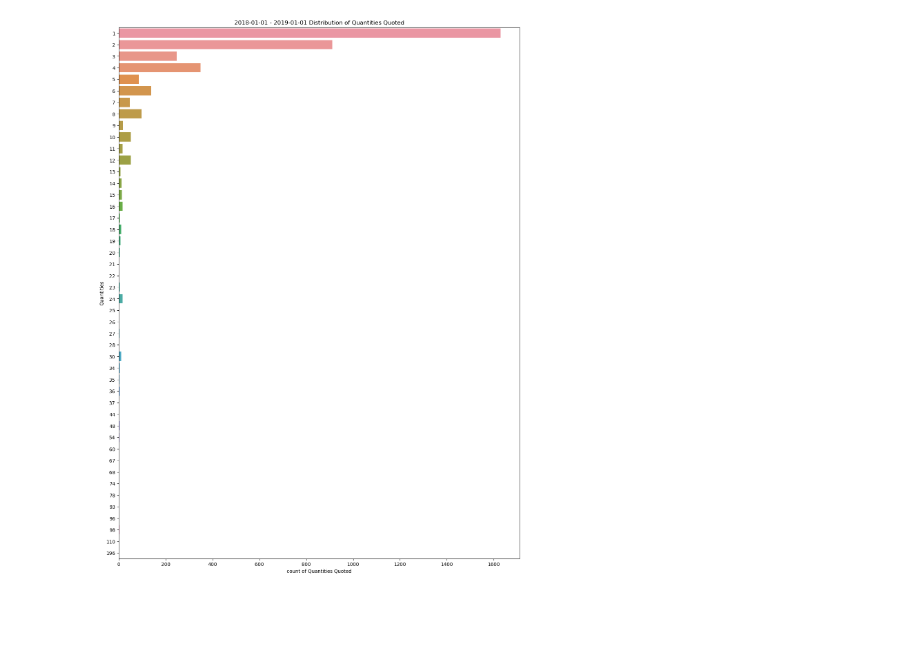
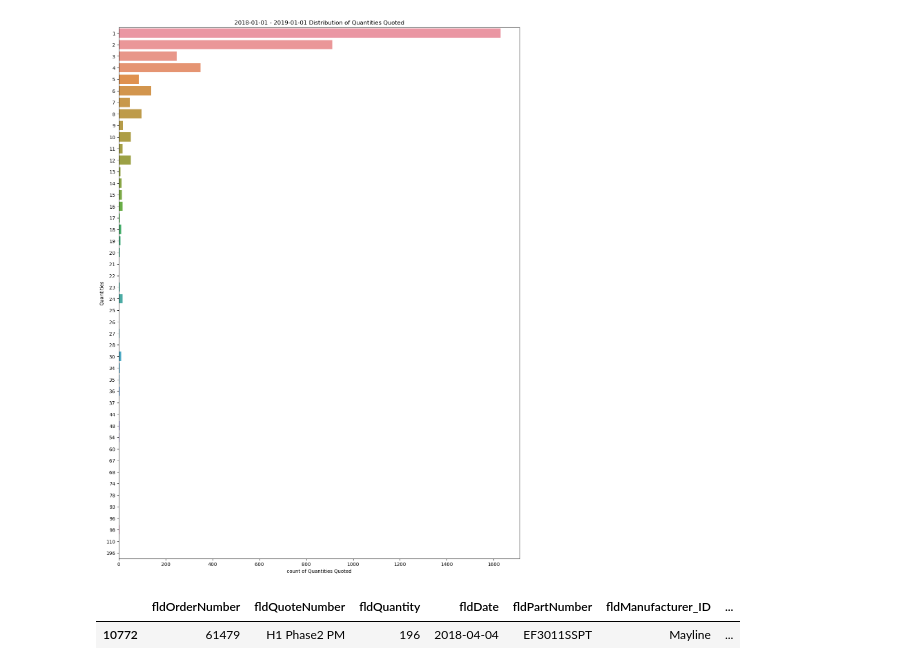
Before and after one commit to Alum-Truetime/OHMS_Data_Analysis, a Jupyter notebook: OHMS_Python/Capstone_Data_Analysis.ipynb, the cells around one changed output. Drawn from its saved outputs; the diff is of its cells as text; code cells hidden in the pictures; blank space fills up the shorter version.

```diff
--- a/OHMS_Python/Capstone_Data_Analysis.ipynb
+++ b/OHMS_Python/Capstone_Data_Analysis.ipynb
@@ -134,3 +134,8 @@ plt.xlabel('count of Quantities Quoted')
 # %% [output]
 Text(0.5, 0, 'count of Quantities Quoted')
 [figure]
+# %%
+df.query('fldQuantity == 196')
+# %% [output]
+|  | fldOrderNumber | fldQuoteNumber | fldQuantity | fldDate | fldPartNumber | fldManufacturer_ID | ... |
+| 10772 | 61479 | H1 Phase2 PM | 196 | 2018-04-04 | EF3011SSPT | Mayline | ... |
```
Also changed, not shown: parts of 1 cell of this notebook.
